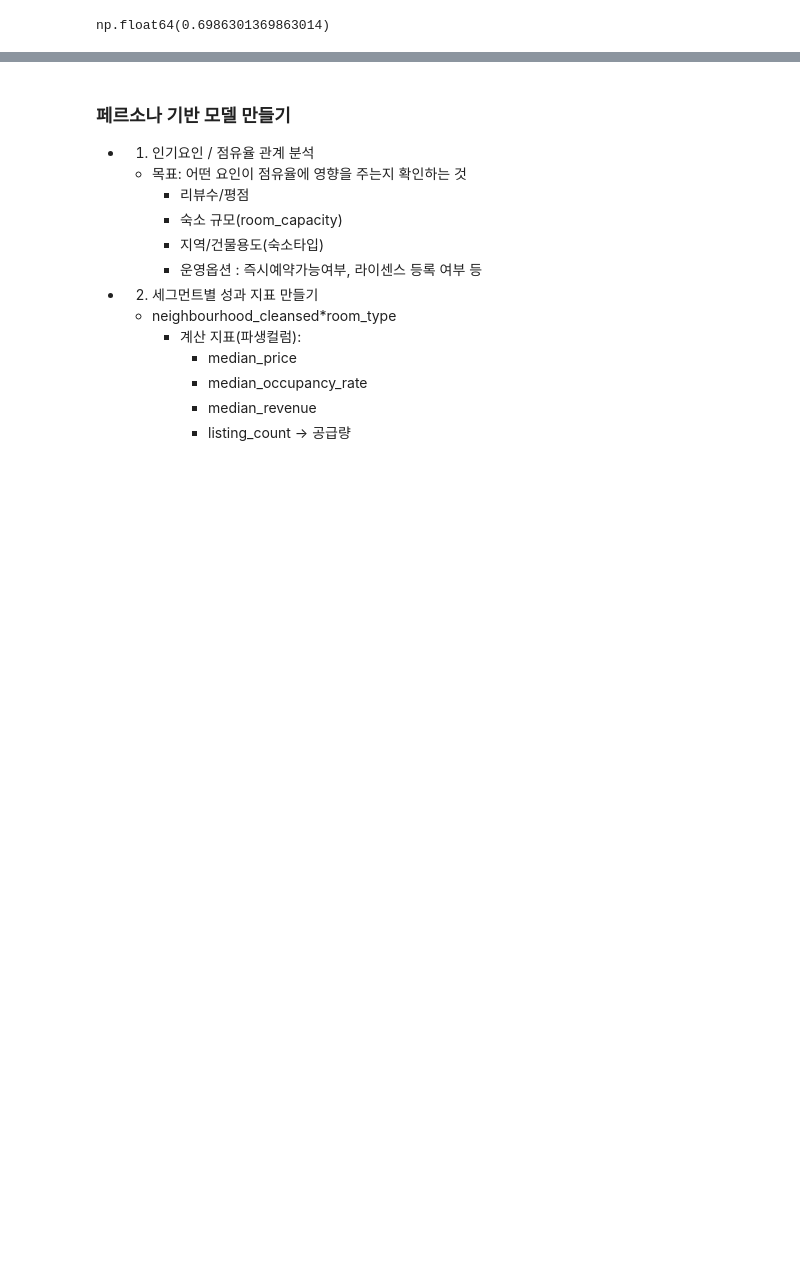
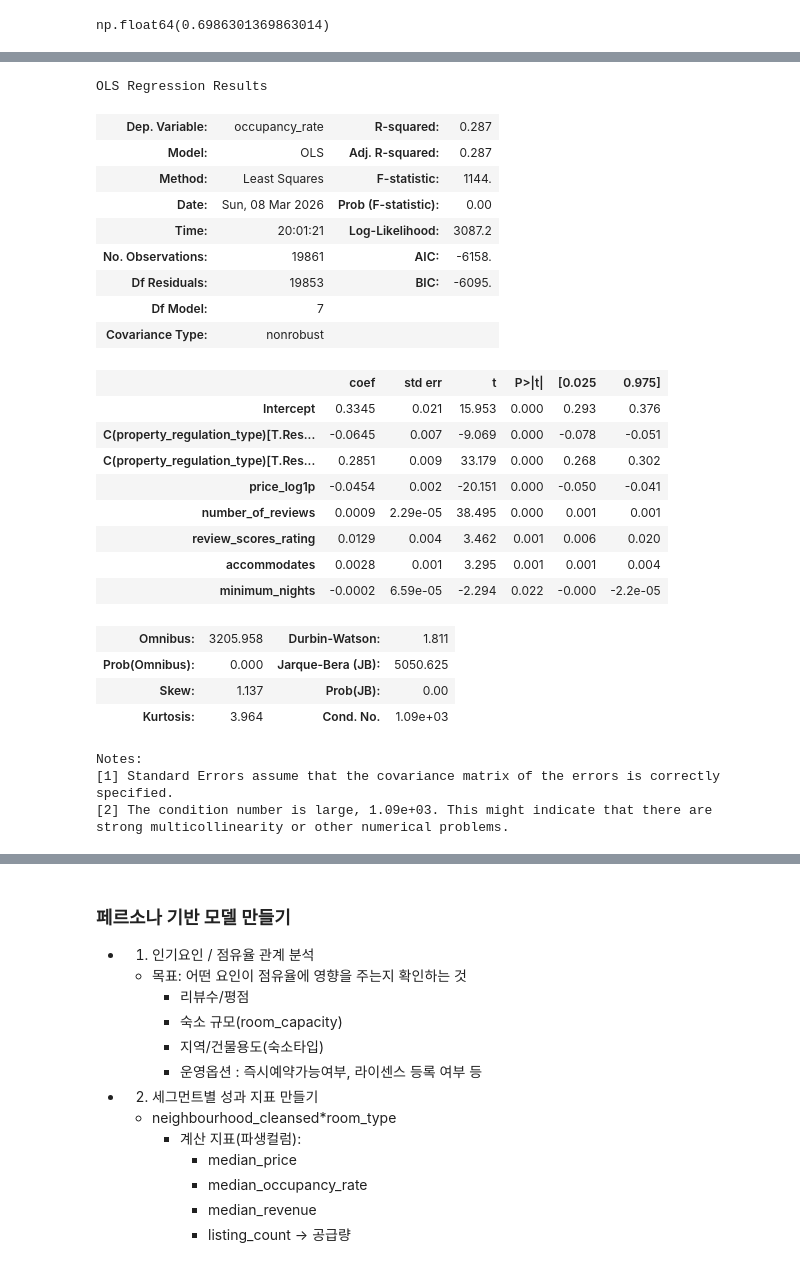
Before and after one commit to motimit/second_project, a Jupyter notebook: Chanhui_EDA/final_preproceed.ipynb, the cells around one changed output, grey strips where cells are left out. Cells and saved outputs as stored; diff of their text form; code cells hidden in the pictures; blank space fills up the shorter version.

```diff
--- a/Chanhui_EDA/final_preproceed.ipynb
+++ b/Chanhui_EDA/final_preproceed.ipynb
@@ -138,0 +179,37 @@ np.float64(0.6986301369863014)
+# %%
+import statsmodels.formula.api as smf
+#Ordinary Least Squares: 선형 회귀 방법
+model = smf.ols(
+    'occupancy_rate ~ price_log1p + number_of_reviews + review_scores_rating + accommodates + minimum_nights + C(property_regulation_type)',
+    data=df # C() : 범주형 변수 처리 --> 자동으로 더미변수로 변환
+).fit()
+
+model.summary() # 결과 뭔소린지 모르겠음. 시각화를 해볼까
+# %% [output]
+OLS Regression Results
+| Dep. Variable: | occupancy_rate | R-squared: | 0.287 |
+| Model: | OLS | Adj. R-squared: | 0.287 |
+| Method: | Least Squares | F-statistic: | 1144. |
+| Date: | Sun, 08 Mar 2026 | Prob (F-statistic): | 0.00 |
+| Time: | 20:01:21 | Log-Likelihood: | 3087.2 |
+| No. Observations: | 19861 | AIC: | -6158. |
+| Df Residuals: | 19853 | BIC: | -6095. |
+| Df Model: | 7 |  |  |
+| Covariance Type: | nonrobust |  |  |
+|  | coef | std err | t | P>|t| | [0.025 | 0.975] |
+| Intercept | 0.3345 | 0.021 | 15.953 | 0.000 | 0.293 | 0.376 |
+| C(property_regulation_type)[T.Res... | -0.0645 | 0.007 | -9.069 | 0.000 | -0.078 | -0.051 |
+| C(property_regulation_type)[T.Res... | 0.2851 | 0.009 | 33.179 | 0.000 | 0.268 | 0.302 |
+| price_log1p | -0.0454 | 0.002 | -20.151 | 0.000 | -0.050 | -0.041 |
+| number_of_reviews | 0.0009 | 2.29e-05 | 38.495 | 0.000 | 0.001 | 0.001 |
+| review_scores_rating | 0.0129 | 0.004 | 3.462 | 0.001 | 0.006 | 0.020 |
+| accommodates | 0.0028 | 0.001 | 3.295 | 0.001 | 0.001 | 0.004 |
+| minimum_nights | -0.0002 | 6.59e-05 | -2.294 | 0.022 | -0.000 | -2.2e-05 |
+| Omnibus: | 3205.958 | Durbin-Watson: | 1.811 |
+| Prob(Omnibus): | 0.000 | Jarque-Bera (JB): | 5050.625 |
+| Skew: | 1.137 | Prob(JB): | 0.00 |
+| Kurtosis: | 3.964 | Cond. No. | 1.09e+03 |
+Notes:
+[1] Standard Errors assume that the covariance matrix of the errors is correctly specified.
+[2] The condition number is large, 1.09e+03. This might indicate that there are
+strong multicollinearity or other numerical problems.
```
Also changed, not shown: parts of 12 cells of this notebook.
